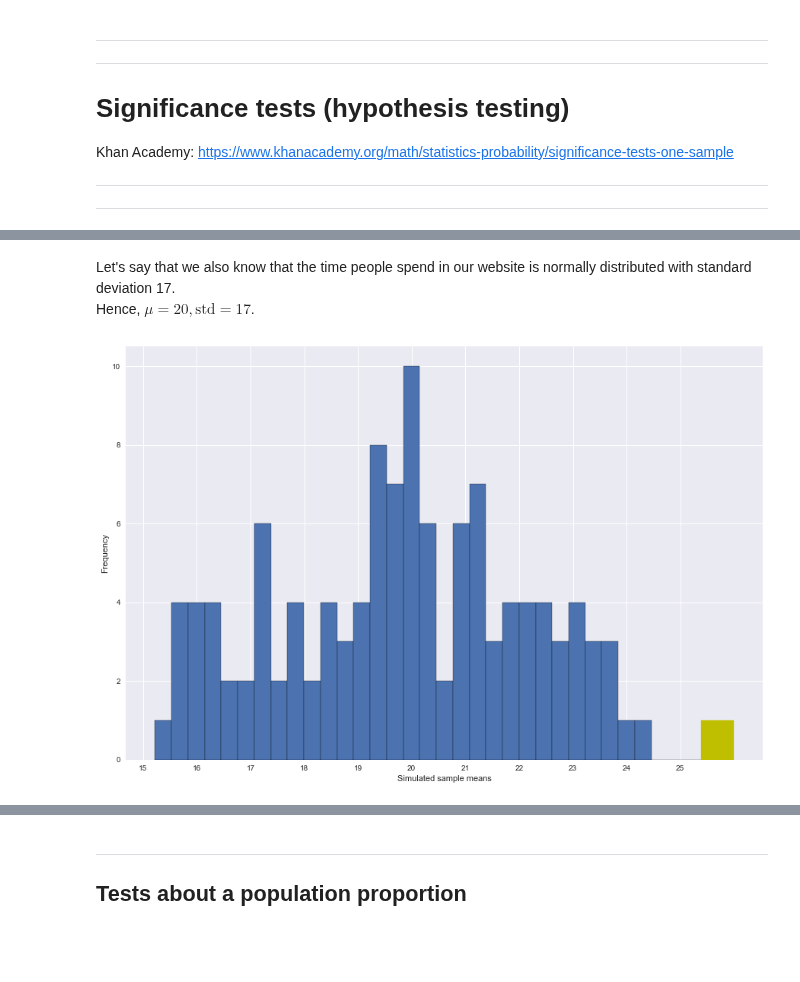
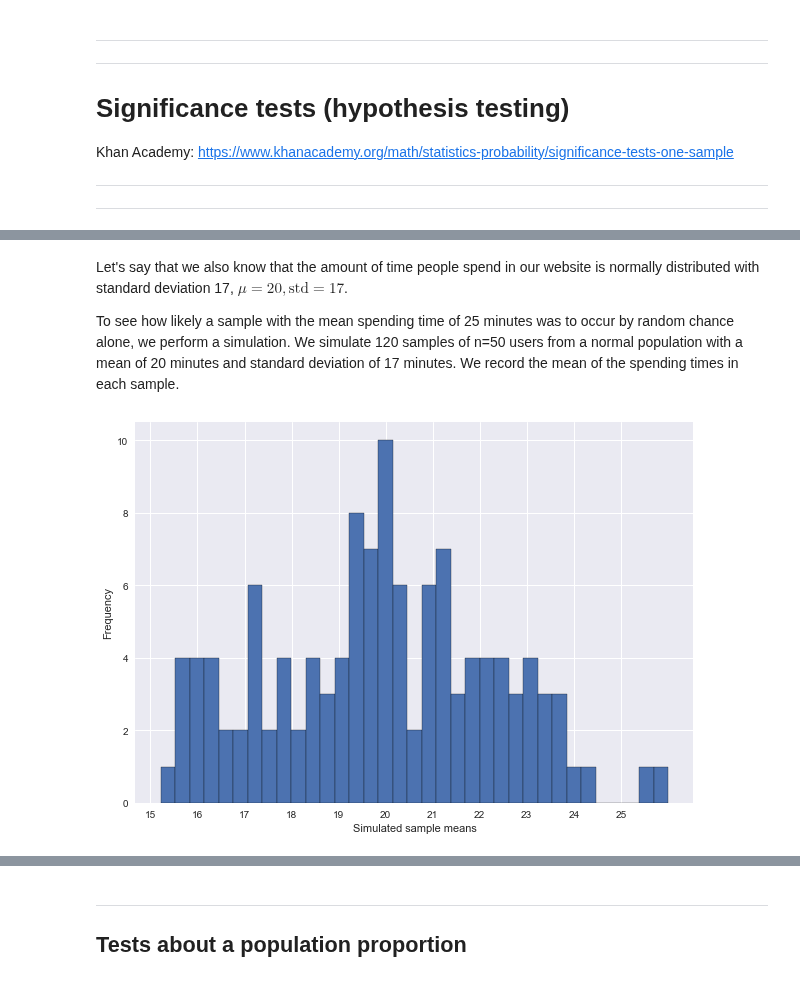
Before and after one commit to arstepanyan/Notes, a Jupyter notebook: statistics/foundations_of_statistics.ipynb, the cells around one changed output, grey strips where cells are left out. Saved outputs shown, nothing was run; the diff lists cells and outputs as text; code cells hidden in the pictures; blank space fills up the shorter version.

```diff
--- a/statistics/foundations_of_statistics.ipynb
+++ b/statistics/foundations_of_statistics.ipynb
@@ -707,44 +707,27 @@ The steps we take
     * If $p{\text{-value}} < \alpha \Rightarrow$ reject $H_0$ in favor of $H_A$
     * If $p{\text{-value}} \ge \alpha \Rightarrow$ fail to reject $H_0$
 # %% [markdown]
-Let's say that we also know that the time people spend in our website is normally distributed with standard deviation 17.
-Hence, $\mu=20, {\text{std}}=17$.
+Let's say that we also know that the amount of time people spend in our website is normally distributed with standard deviation 17, $\mu=20, {\text{std}}=17$.
+
+To see how likely a sample with the mean spending time of 25 minutes was to occur by random chance alone, we perform a simulation. We simulate 120 samples of n=50 users from a normal population with a mean of 20 minutes and standard deviation of 17 minutes. We record the mean of the spending times in each sample.
 # %%
 import matplotlib.pyplot as plt
 import seaborn as sns
 import numpy as np
 %matplotlib inline
 sns.set()
 
-## 1. we assume that the null hypothesis is true, then mean=20 and standard deviation=17
-mu = 20
-std = 17
-
-## 2. we choose a significance level
-alpha = 0.05
-
-## 3. we calculate the mean of our sample.
-##    This is the sample after the change
-sample_mean = 25
-
-## 4. p-value
-##    * We simulate (120 times) 50 normals with mean=20 and standard deviation=17.
-##    * We choose mean=20 and std=17, as we assume that the null hypothesis is true.
-##    * In each simulation, we calculate the mean to get the distribution of mean spending times and see where the 25 mean spending time falls.
-##    * Calculate p-value (after the plot)
 np.random.seed(99999)
 means = []
 for i in range(120):
-    samples = np.random.normal(mu, std, size=50)
+    samples = np.random.normal(20, 17, size=50)
     means.append(np.mean(samples))
 
-##### plot the simulated means
-plt.figure(figsize=(15,10))
+## plot the simulated means
+plt.figure(figsize=(10,7))
 p = plt.hist(means, bins=35, edgecolor='black')
 _ = plt.xlabel('Simulated sample means')
 _ = plt.ylabel('Frequency')
 _ = plt.xticks(range(int(min(means)), int(max(means)), 1))
-for i in range(33, 35):
-    _ = p[2][i].set_color('y')
 # %% [output]
-[figure, old version]
+[figure, new version]
```
Also changed, not shown: parts of 5 cells of this notebook.
